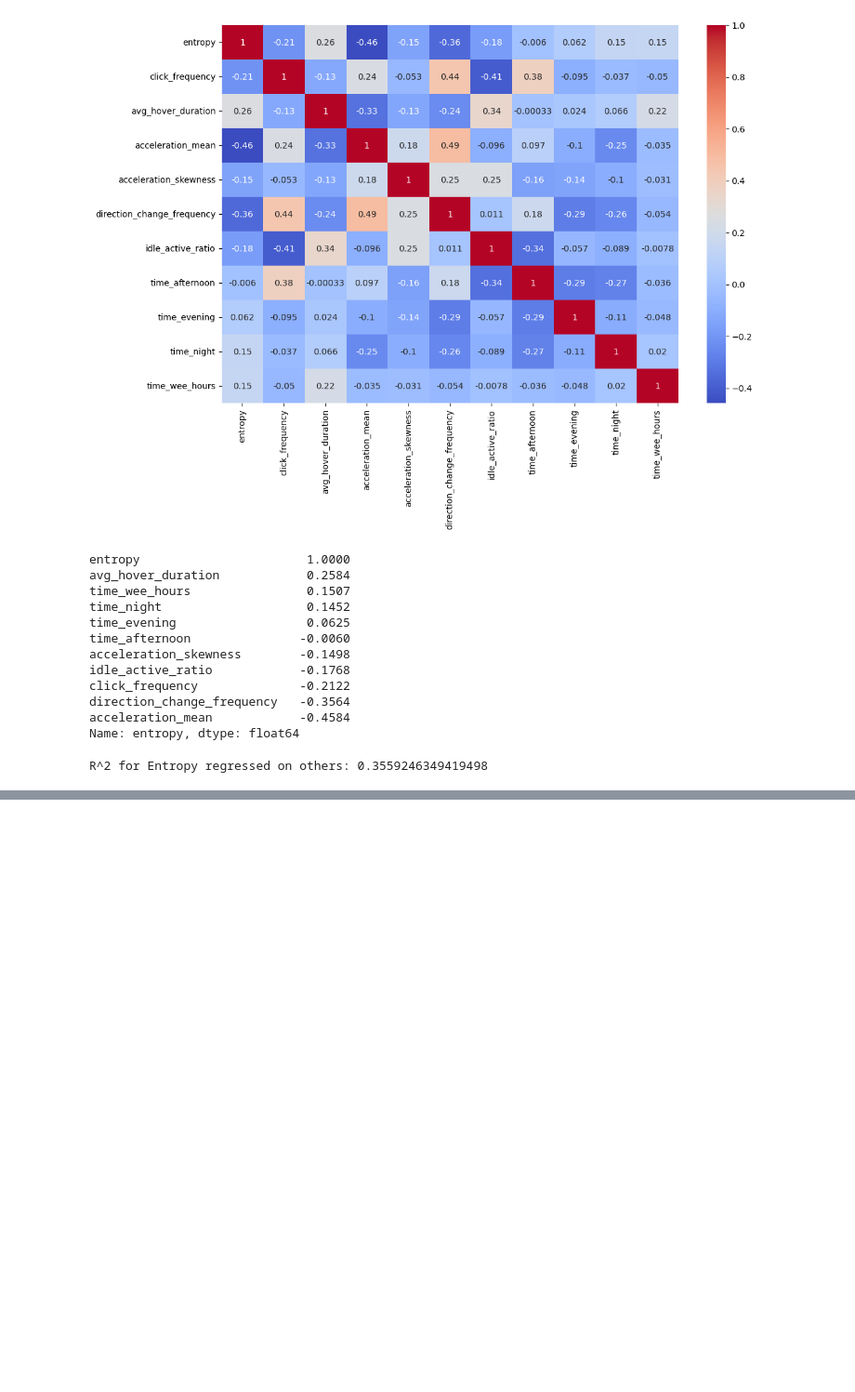
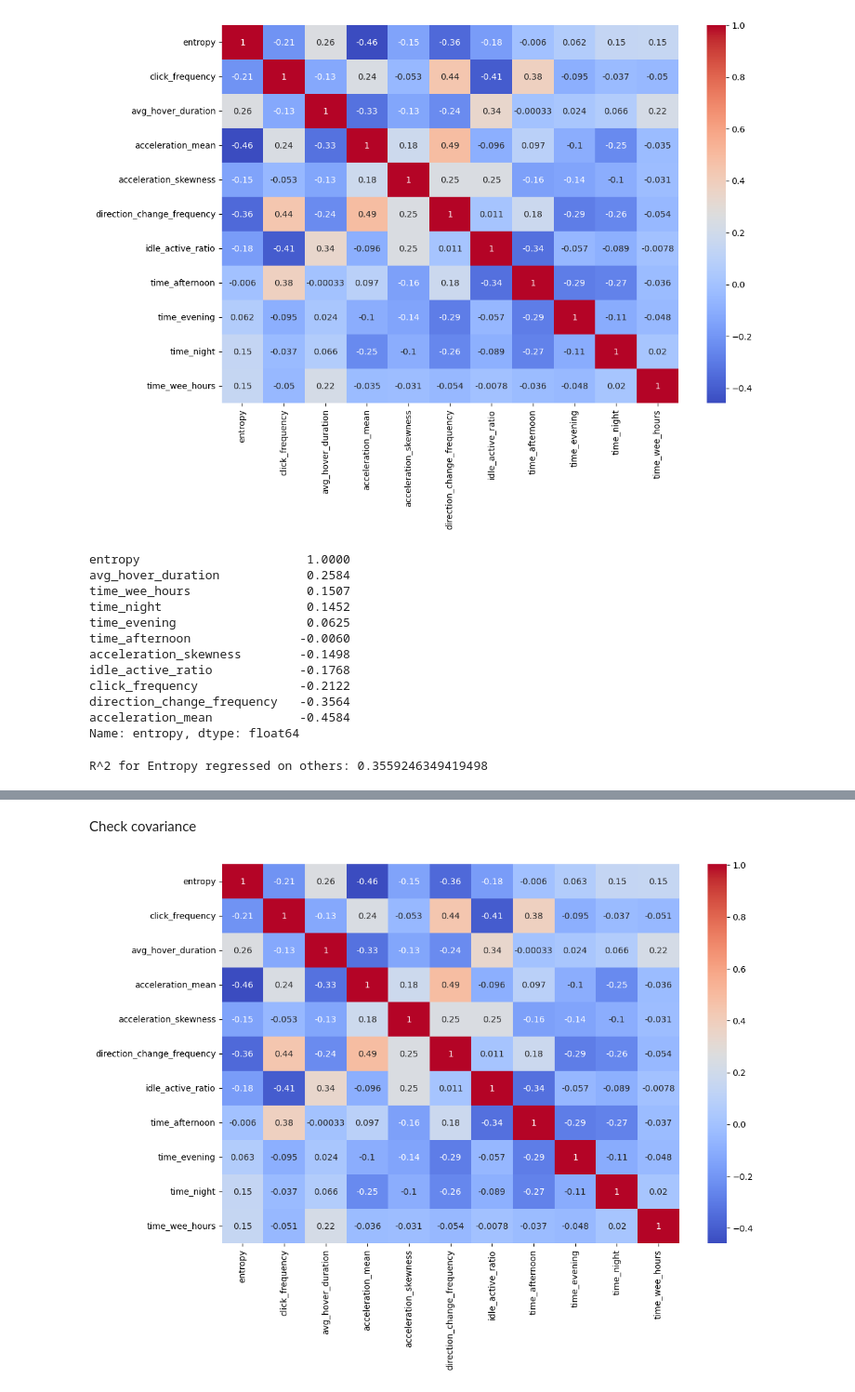
Before and after one commit to cherrydrunk/DSA4263-automated-fraud, a Jupyter notebook: notebooks/features_analysis.ipynb, the cells around one changed output, grey strips where cells are left out. Shown at 93% size. Cells and saved outputs as stored; diff of their text form; code cells hidden in the pictures; blank space fills up the shorter version.

Commit message:
check cov

```diff
--- a/notebooks/features_analysis.ipynb
+++ b/notebooks/features_analysis.ipynb
@@ -215,2 +251,18 @@ strong multicollinearity or other numerical problems.
+# %% [markdown]
+Check covariance
+# %%
+# Set the figure size BEFORE plotting
+plt.figure(figsize=(12, 8))  # width=12 inches, height=8 inches
+# Standardize the independent variables
+scaler = StandardScaler()
+X_scaled = scaler.fit_transform(X)
+X_scaled_df = pd.DataFrame(X_scaled, columns = X.columns)
+# Check correlations
+cov = pd.DataFrame(X_scaled_df).cov()
+
+sns.heatmap(cov, annot=True, cmap="coolwarm")
+plt.show()
+# %% [output]
+[figure, added]
 # %%
 #pd.set_option('display.float_format', '{:.4f}'.format)
```
Also changed, not shown: parts of 3 cells of this notebook.
